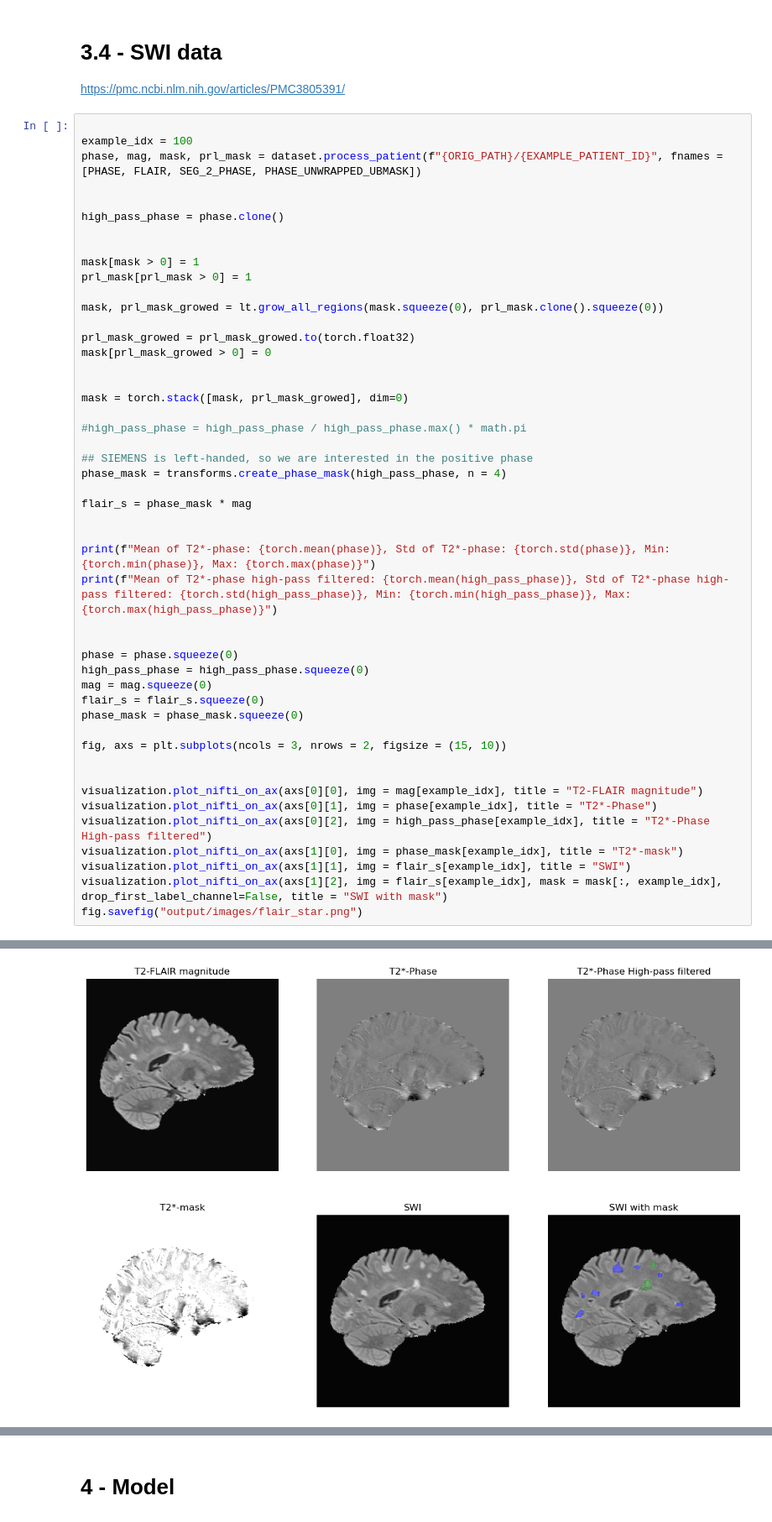
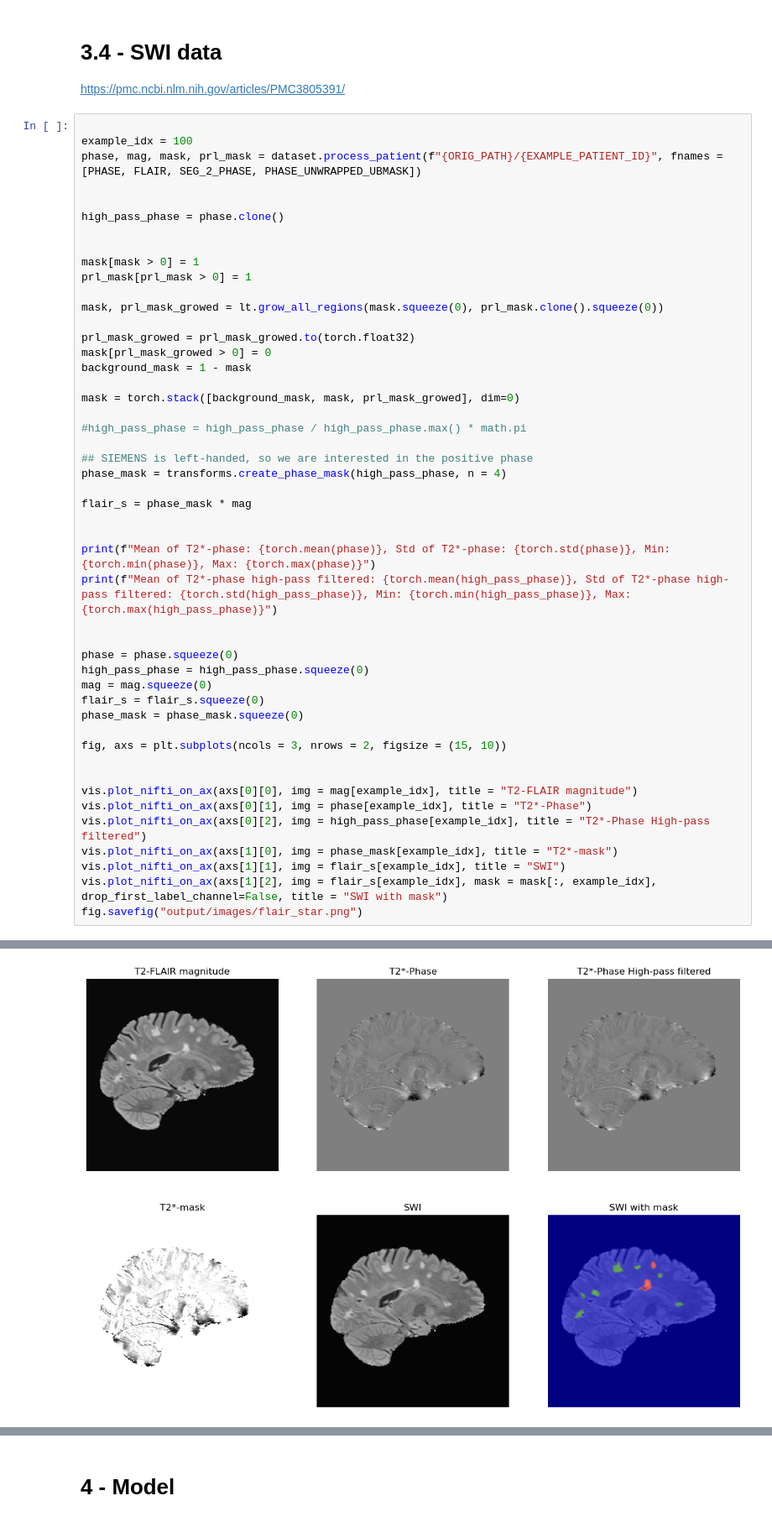
Before and after one commit to optimazter/prl_seg, a Jupyter notebook: visualization.ipynb, the cells around one changed output, grey strips where cells are left out. Shown at 84% size. Cells and saved outputs as stored; diff of their text form.

```diff
--- a/visualization.ipynb
+++ b/visualization.ipynb
@@ -206,39 +289,39 @@ mask, prl_mask_growed = lt.grow_all_regions(mask.squeeze(0), prl_mask.clone().sq
 
 prl_mask_growed = prl_mask_growed.to(torch.float32)
 mask[prl_mask_growed > 0] = 0
+background_mask = 1 - mask
 
-
-mask = torch.stack([mask, prl_mask_growed], dim=0)
+mask = torch.stack([background_mask, mask, prl_mask_growed], dim=0)
 
 #high_pass_phase = high_pass_phase / high_pass_phase.max() * math.pi
 
 ## SIEMENS is left-handed, so we are interested in the positive phase
 phase_mask = transforms.create_phase_mask(high_pass_phase, n = 4)
 
 flair_s = phase_mask * mag
 
 
 print(f"Mean of T2*-phase: {torch.mean(phase)}, Std of T2*-phase: {torch.std(phase)}, Min: {torch.min(phase)}, Max: {torch.max(phase)}")
 print(f"Mean of T2*-phase high-pass filtered: {torch.mean(high_pass_phase)}, Std of T2*-phase high-pass filtered: {torch.std(high_pass_phase)}, Min: {torch.min(high_pass_phase)}, Max: {torch.max(high_pass_phase)}")
 
 
 phase = phase.squeeze(0)
 high_pass_phase = high_pass_phase.squeeze(0)
 mag = mag.squeeze(0)
 flair_s = flair_s.squeeze(0)
 phase_mask = phase_mask.squeeze(0)
 
 fig, axs = plt.subplots(ncols = 3, nrows = 2, figsize = (15, 10))
 
 
-visualization.plot_nifti_on_ax(axs[0][0], img = mag[example_idx], title = "T2-FLAIR magnitude")
-visualization.plot_nifti_on_ax(axs[0][1], img = phase[example_idx], title = "T2*-Phase")
-visualization.plot_nifti_on_ax(axs[0][2], img = high_pass_phase[example_idx], title = "T2*-Phase High-pass filtered")
-visualization.plot_nifti_on_ax(axs[1][0], img = phase_mask[example_idx], title = "T2*-mask")
-visualization.plot_nifti_on_ax(axs[1][1], img = flair_s[example_idx], title = "SWI")
-visualization.plot_nifti_on_ax(axs[1][2], img = flair_s[example_idx], mask = mask[:, example_idx], drop_first_label_channel=False, title = "SWI with mask")
+vis.plot_nifti_on_ax(axs[0][0], img = mag[example_idx], title = "T2-FLAIR magnitude")
+vis.plot_nifti_on_ax(axs[0][1], img = phase[example_idx], title = "T2*-Phase")
+vis.plot_nifti_on_ax(axs[0][2], img = high_pass_phase[example_idx], title = "T2*-Phase High-pass filtered")
+vis.plot_nifti_on_ax(axs[1][0], img = phase_mask[example_idx], title = "T2*-mask")
+vis.plot_nifti_on_ax(axs[1][1], img = flair_s[example_idx], title = "SWI")
+vis.plot_nifti_on_ax(axs[1][2], img = flair_s[example_idx], mask = mask[:, example_idx], drop_first_label_channel=False, title = "SWI with mask")
 fig.savefig("output/images/flair_star.png")
 # %% [output]
 Mean of T2*-phase: -1.7871249914169312, Std of T2*-phase: 28.0258731842041, Min: -472.5318603515625, Max: 469.0610046386719
 Mean of T2*-phase high-pass filtered: -1.7871249914169312, Std of T2*-phase high-pass filtered: 28.0258731842041, Min: -472.5318603515625, Max: 469.0610046386719
-[figure, old version]
+[figure, new version]
```
Also changed, not shown: parts of 69 cells of this notebook, 9 other files.
